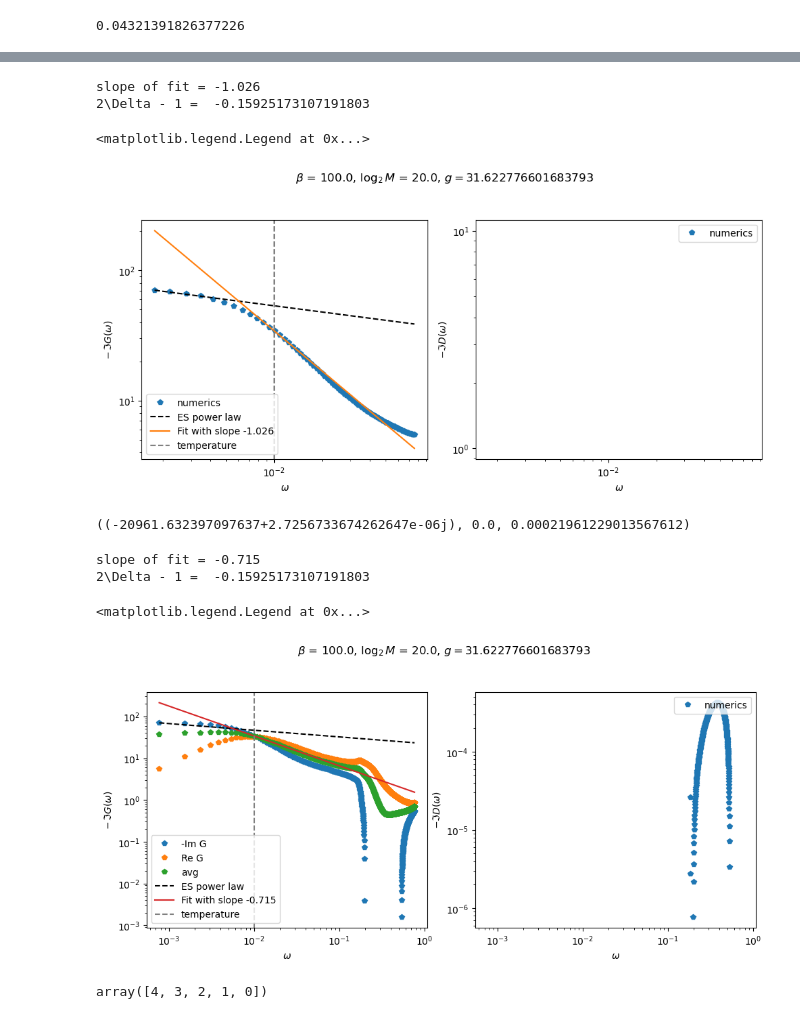
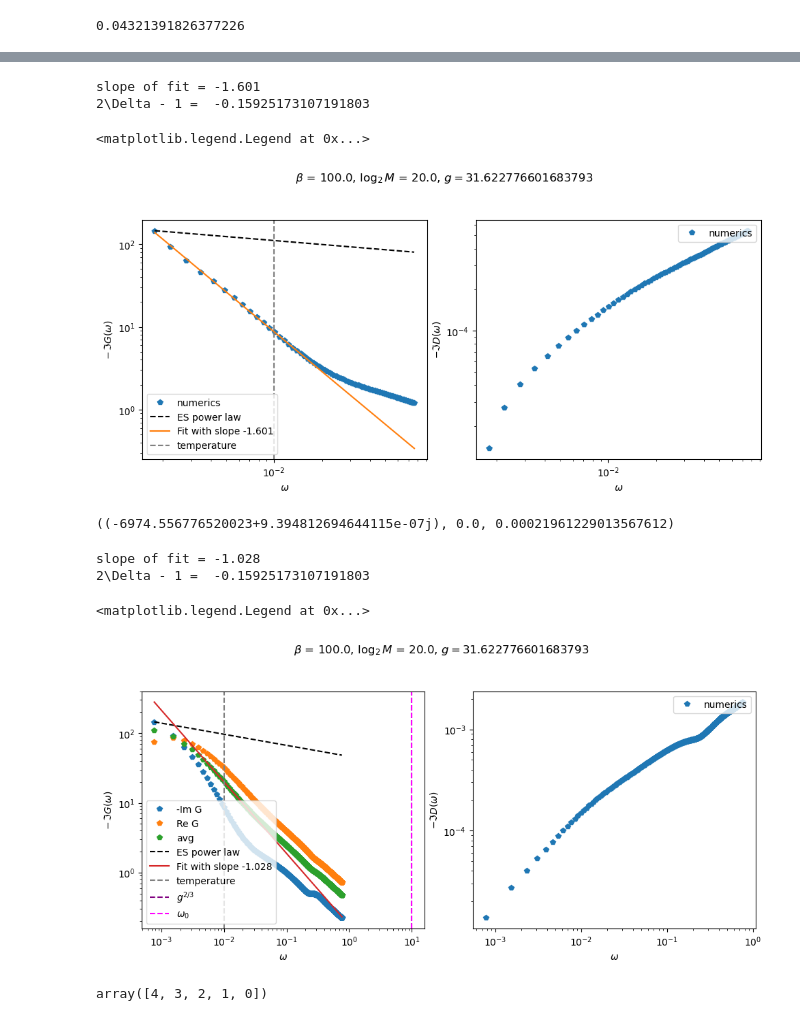
Before and after one commit to aravindhshankar/TwoSidedYSYK, a Jupyter notebook: Benchmarking/YSYKRealtimeTesting.ipynb, the cells around one changed output, grey strips where cells are left out. Drawn from its saved outputs; the diff is of its cells as text; code cells hidden in the pictures.

```diff
--- a/Benchmarking/YSYKRealtimeTesting.ipynb
+++ b/Benchmarking/YSYKRealtimeTesting.ipynb
@@ -155,7 +155,8 @@ def RE_YSYK_iterator(GRomega,DRomega,g,beta,eta=1e-6, verbose=True):
         #rhoG = -np.imag(time2freq(np.exp(eta*t) * GRt, M, dt))
         #rhoD = -np.imag(time2freq(np.exp(eta*t) * DRt, M, dt))
 
-        SigmaOmega,PiOmega = newcheckrhotosigma(rhoG,rhoD,M,dt,t,g,beta,kappa=1,zeta = 1.,delta=eta)
+        #SigmaOmega,PiOmega = newcheckrhotosigma(rhoG,rhoD,M,dt,t,g,beta,kappa=1,zeta = 1.,delta=eta)
+        SigmaOmega,PiOmega = newrhotosigma(rhoG,rhoD,M,dt,t,g,beta,kappa=1,delta=eta)
         if np.imag(SigmaOmega[M] > 0) :
             raise(Exception('Violation of causality : Pole of Gomega in UHP'))
         #PiOmega[M] = 1.0*r - omegar2 - eta**2
@@ -200,7 +201,7 @@ def RE_YSYK_iterator(GRomega,DRomega,g,beta,eta=1e-6, verbose=True):
 
         #diffG = np. sqrt((0.5/M) * np.sum((np.abs(GRomega-GRoldomega))**2)) #changed
         #diffD = np. sqrt((0.5/M) * np.sum((np.abs(DRomega-DRoldomega))**2))
-        if itern > 10:
+        if itern > 0:
             diffG = np. sqrt(np.sum((np.abs(GRomega-GRoldomega))**2)) #changed
             diffD = np. sqrt(np.sum((np.abs(DRomega-DRoldomega))**2))
             #diff = np.max([diffG,diffD])
@@ -406,15 +406,15 @@ ax2.legend(loc = 'upper right')
 #plt.savefig('KoenraadEmails/PowerLawRealTimeConvBosonWithMR.pdf')
 #plt.savefig('KoenraadEmails/PowerLawRealTimeConvBosonWithoutMR.pdf')
 # %% [output]
-slope of fit = -1.026
+slope of fit = -1.601
 2\Delta - 1 =  -0.15925173107191803
 <matplotlib.legend.Legend at 0x...>
-[figure, old version]
+[figure, new version]
 # %%
 SigmaOmega,PiOmega = rhotosigma(rhoG,rhoD,M,dt,t,g,beta,kappa=1,delta=eta)
 PiOmega[M], omega[M], omegar2
 # %% [output]
-((-20961.632397097637+2.7256733674262647e-06j), 0.0, 0.00021961229013567612)
+((-6974.556776520023+9.394812694644115e-07j), 0.0, 0.00021961229013567612)
 # %%
 # powD = 1. - 4*Delta
 delta = 0.420374134464041
@@ -459,35 +459,37 @@ ax1.loglog(np.abs(omega[start:stop]), avg[start:stop],'p',label = 'avg')
 
 #ax1.loglog(omega[start:stop], np.abs(GRomega[start:stop]),'p',label = 'numerics')
 ax1.loglog(np.abs(omega[start:stop]), conf_fit_G[start:stop],'k--',label = 'ES power law')
 ax1.loglog(np.abs(omega[start:stop]),np.exp(c)*np.abs(omega[start:stop])**m, label=f'Fit with slope {m:.03f}')
 #ax1.set_xlim(1e-3,1e-1)
 ax1.axvline([temp],ls = '--', c= 'gray',label = 'temperature')
+ax1.axvline([g**(2/3)],ls = '--', c= 'purple',label = r'$g^{2/3}$')
+ax1.axvline([np.sqrt(r)],ls = '--', c= 'magenta',label = r'$\omega_0$')
 
 ax1.set_xlabel(r'$\omega$')
 ax1.set_ylabel(r'$-\,\Im{G(\omega)}$')
 #ax1.set_ylabel(r'$|G(\omega)|$')
 #ax1.set_aspect('equal', adjustable='box')
 #ax1.axis('square')
 ax1.legend(loc = 'lower left')
 #ax1.text(0.05,100,f'slope of fit = {m:.03f}')
 
 ax2.loglog(np.abs(omega[start:stop]), -np.imag(DRomega[start:stop]),'p',label='numerics')
 #ax2.loglog(omega[start:stop], np.abs(DRomega[start:stop]),'p',label='numerics')
 #ax2.loglog(np.abs(omega[start:stop]+1j*eta), conf_fit_D,'k--',label = 'ES power law')
 
 ax2.set_xlabel(r'$\omega$')
 ax2.set_ylabel(r'$-\Im{D(\omega)}$',labelpad = None)
 #ax2.set_ylabel(r'$|D(\omega)|$',labelpad = None)
 #ax2.set_aspect('equal', adjustable='box')
 ax2.legend(loc = 'upper right')
 
 #plt.savefig('KoenraadEmails/PowerLawRealTimeConvBosonWithMR.pdf')
 #plt.savefig('KoenraadEmails/PowerLawRealTimeConvBosonWithoutMR.pdf')
 # %% [output]
-slope of fit = -0.715
+slope of fit = -1.028
 2\Delta - 1 =  -0.15925173107191803
 <matplotlib.legend.Legend at 0x...>
-[figure, old version]
+[figure, new version]
 # %%
 arr = np.arange(5)
 arr[::-1]
```
Also changed, not shown: parts of 3 cells of this notebook, 1 other file.
